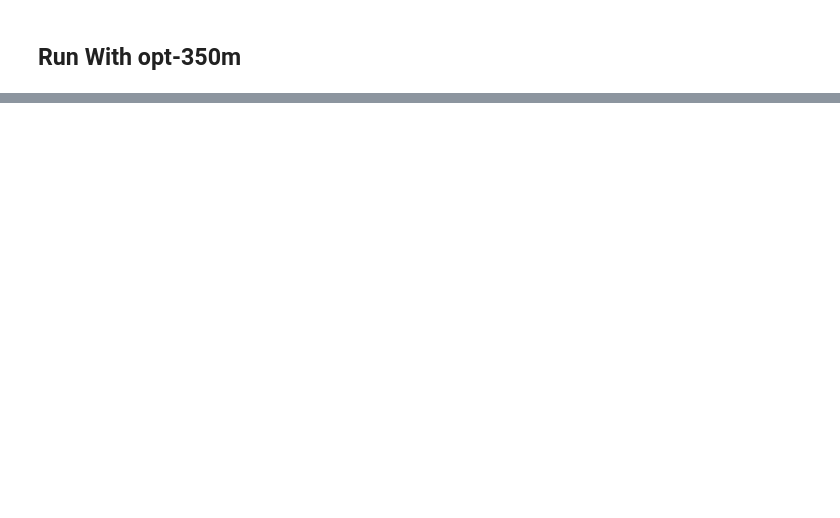
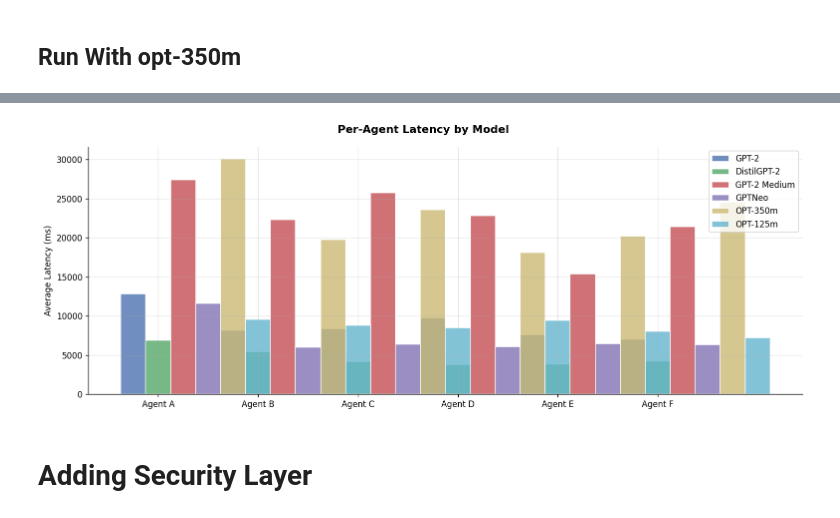
Before and after one commit to tselane2110/Agentic-AI-Assignment, a Jupyter notebook: Pakistan_Climate_MultiAgent.ipynb, the cells around one changed output, grey strips where cells are left out. Drawn from its saved outputs; the diff is of its cells as text; code cells hidden in the pictures; blank space fills up the shorter version.

```diff
--- a/Pakistan_Climate_MultiAgent.ipynb
+++ b/Pakistan_Climate_MultiAgent.ipynb
@@ -804,24 +841,38 @@ plt.show()
 # %%
 # Per-agent latency comparison across models
 agent_names = [a.name for a in team_gpt2]
 x = np.arange(len(agent_names))
 width = 0.25
 
 fig, ax = plt.subplots(figsize=(13, 5))
 fig.suptitle('Per-Agent Latency by Model', fontsize=13, fontweight='bold')
 
+# Extend the colors list to match the number of models
+full_colors = [
+    "#4C72B0",  # blue
+    "#55A868",  # green
+    "#C44E52",  # red
+    "#8172B3",  # purple
+    "#CCB974",  # sand/yellow
+    "#64B5CD"   # teal
+]
+
 for i, (name, _, team) in enumerate(models):
     agent_ms = [
         np.mean([p['ms'] for p in a.perf_log]) if a.perf_log else 0
         for a in team
     ]
-    ax.bar(x + i*width, agent_ms, width, label=name, color=colors[i], alpha=0.8, edgecolor='white')
+    ax.bar(x + i*width, agent_ms, width, label=name, color=full_colors[i], alpha=0.8, edgecolor='white')
 
 ax.set_xticks(x + width)
 ax.set_xticklabels(agent_names)
 ax.set_ylabel('Average Latency (ms)')
 ax.legend()
 
 plt.tight_layout()
 plt.savefig('fig_per_agent_latency.png', bbox_inches='tight')
 plt.show()
+# %% [output]
+[figure, added]
+# %% [markdown]
+# Adding Security Layer
```
Also changed, not shown: parts of 37 cells of this notebook.
